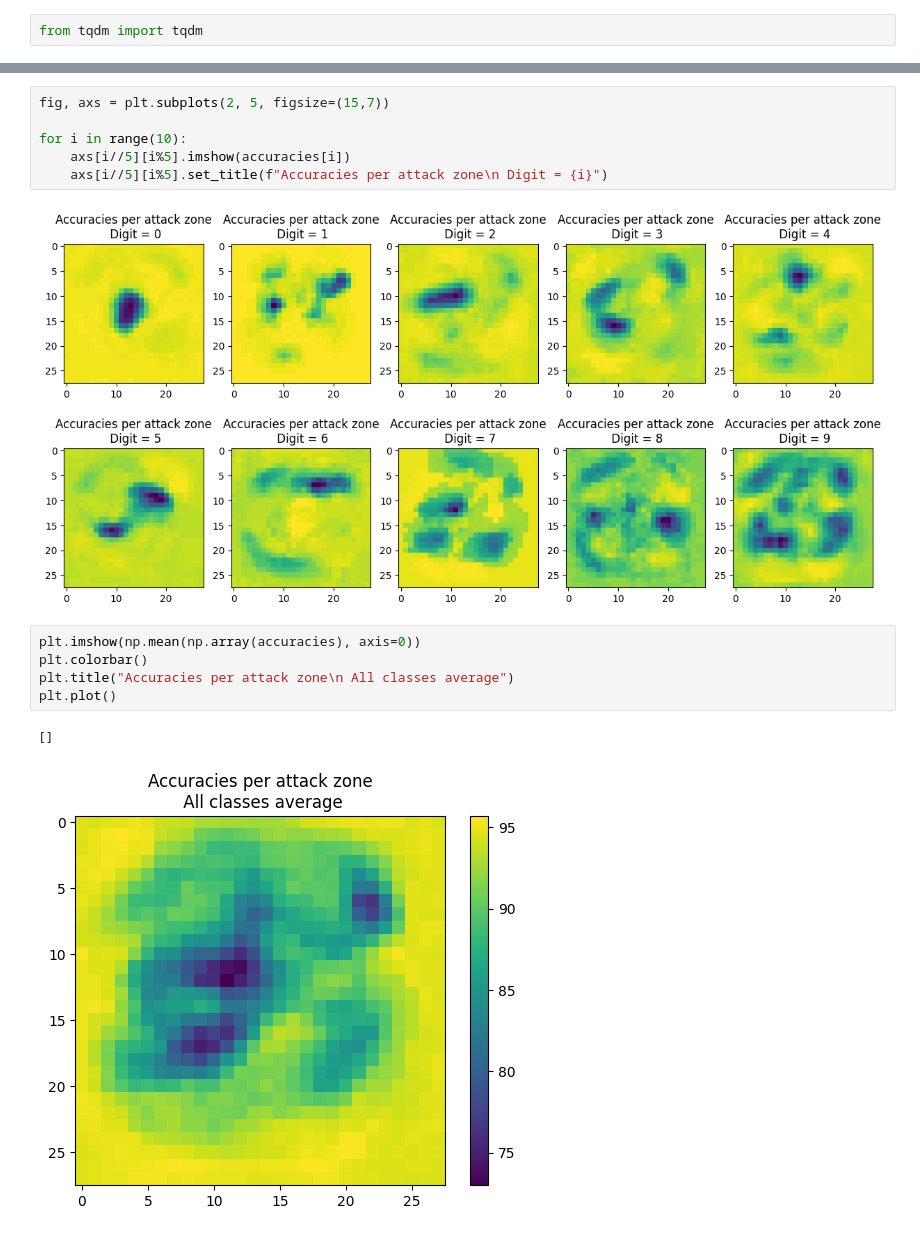
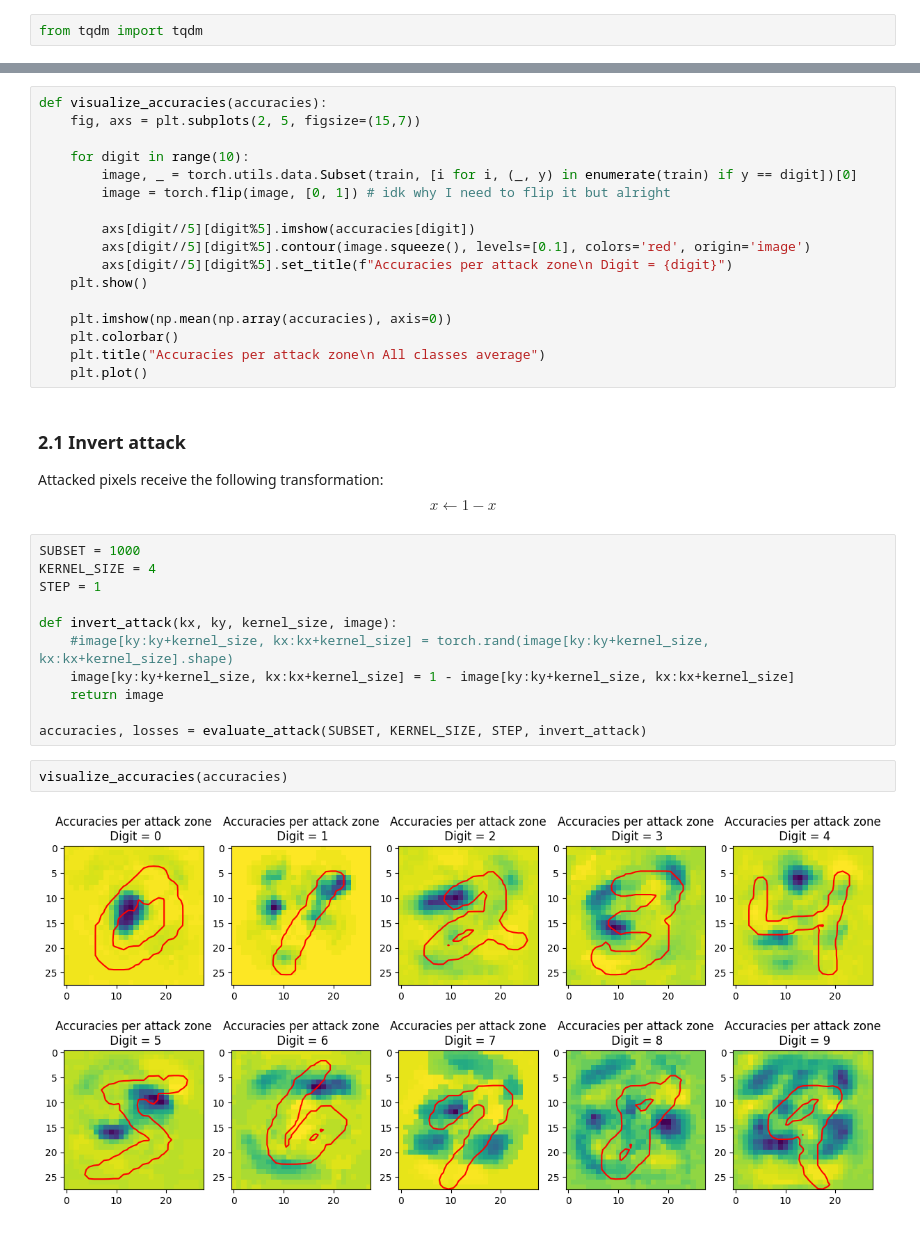
Before and after one commit to Red-Rapious/Semiring-LRP, a Jupyter notebook: code/mnist-attacks.ipynb, the cells around one changed output, grey strips where cells are left out. Drawn from its saved outputs; the diff is of its cells as text.

Commit message:
Cleaned code and added random attack

```diff
--- a/code/mnist-attacks.ipynb
+++ b/code/mnist-attacks.ipynb
@@ -213,16 +191,36 @@ for digit in tqdm(range(10)):
-# %%
-fig, axs = plt.subplots(2, 5, figsize=(15,7))
-
-for i in range(10):
-    axs[i//5][i%5].imshow(accuracies[i])
-    axs[i//5][i%5].set_title(f"Accuracies per attack zone\n Digit = {i}")
-# %% [output]
-[figure, removed]
-# %%
-plt.imshow(np.mean(np.array(accuracies), axis=0))
-plt.colorbar()
-plt.title("Accuracies per attack zone\n All classes average")
-plt.plot()
-# %% [output]
-[]
-[figure, removed]
+# %%
+def visualize_accuracies(accuracies):
+    fig, axs = plt.subplots(2, 5, figsize=(15,7))
+
+    for digit in range(10):
+        image, _ = torch.utils.data.Subset(train, [i for i, (_, y) in enumerate(train) if y == digit])[0]
+        image = torch.flip(image, [0, 1]) # idk why I need to flip it but alright
+
+        axs[digit//5][digit%5].imshow(accuracies[digit])
+        axs[digit//5][digit%5].contour(image.squeeze(), levels=[0.1], colors='red', origin='image')
+        axs[digit//5][digit%5].set_title(f"Accuracies per attack zone\n Digit = {digit}")
+    plt.show()
+
+    plt.imshow(np.mean(np.array(accuracies), axis=0))
+    plt.colorbar()
+    plt.title("Accuracies per attack zone\n All classes average")
+    plt.plot()
+# %% [markdown]
+### 2.1 Invert attack
+Attacked pixels receive the following transformation:
+$$x\longleftarrow 1-x$$
+# %%
+SUBSET = 1000
+KERNEL_SIZE = 4
+STEP = 1
+
+def invert_attack(kx, ky, kernel_size, image):
+    #image[ky:ky+kernel_size, kx:kx+kernel_size] = torch.rand(image[ky:ky+kernel_size, kx:kx+kernel_size].shape)
+    image[ky:ky+kernel_size, kx:kx+kernel_size] = 1 - image[ky:ky+kernel_size, kx:kx+kernel_size]
+    return image
+
+accuracies, losses = evaluate_attack(SUBSET, KERNEL_SIZE, STEP, invert_attack)
+# %%
+visualize_accuracies(accuracies)
+# %% [output]
+[figure, added]
```
Also changed, not shown: parts of 7 cells of this notebook.
